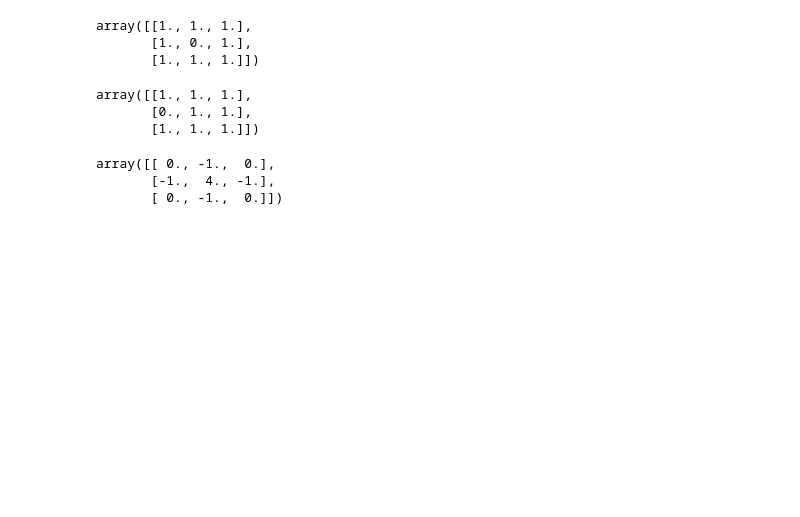
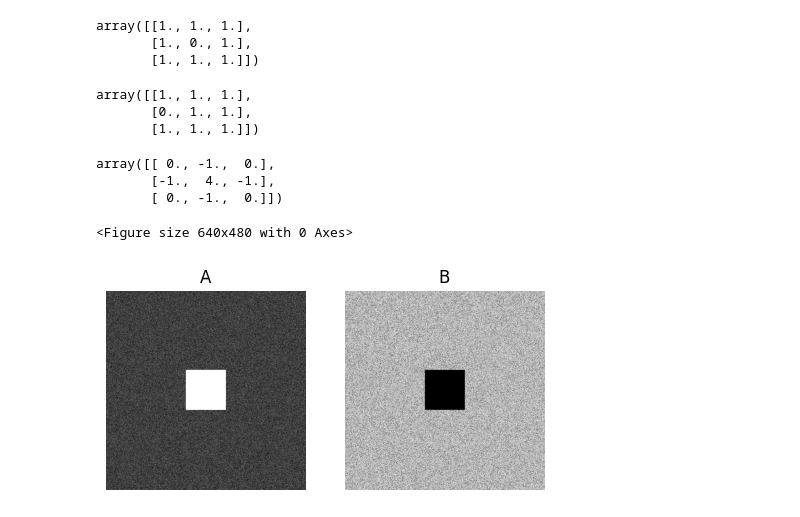
Before and after one commit to nebuus/fun, a Jupyter notebook: Reaction_diffusion_Cole.ipynb, the cells around one changed output. Cells and saved outputs as stored; diff of their text form; code cells hidden in the pictures; blank space fills up the shorter version.

```diff
--- a/Reaction_diffusion_Cole.ipynb
+++ b/Reaction_diffusion_Cole.ipynb
@@ -85,6 +91,7 @@ def get_initial_configuration(N, random_influence=0.2):
 # %%
 def draw(A,B):
     """draw the concentrations"""
+    pl.clf()
     fig, ax = pl.subplots(1,2,figsize=(5.65,4))
     ax[0].imshow(A, cmap='Greys')
     ax[1].imshow(B, cmap='Greys')
@@ -92,9 +99,14 @@ def draw(A,B):
     ax[1].set_title('B')
     ax[0].axis('off')
     ax[1].axis('off')
+
+    pl.show()
 # %%
-A, B = get_initial_configuration(200)
+A, B = get_initial_configuration(741)
 draw(A,B)
+# %% [output]
+<Figure size 640x480 with 0 Axes>
+[figure, added]
 # %%
 # update in time
 delta_t = 1.0
```
Also changed, not shown: parts of 14 cells of this notebook.
